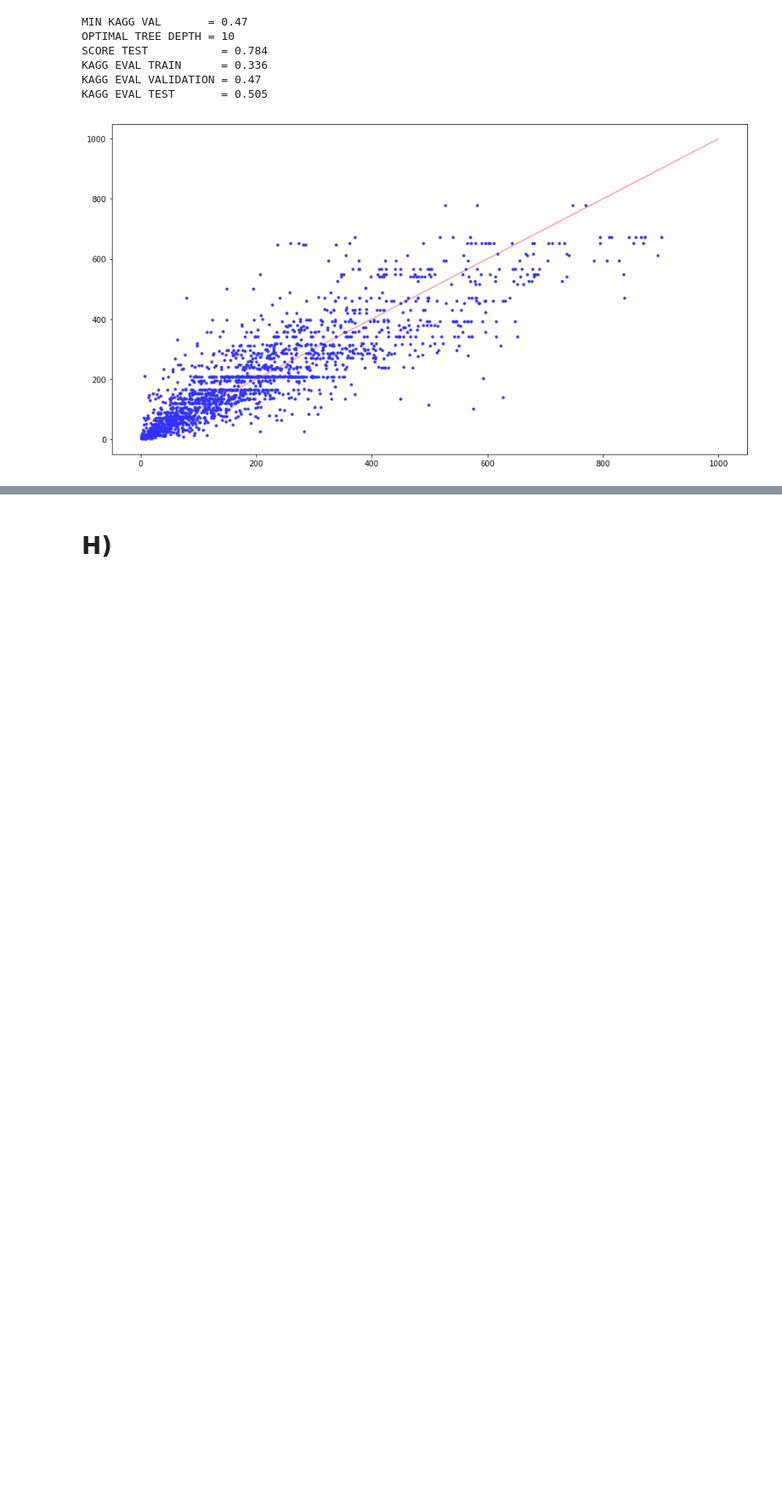
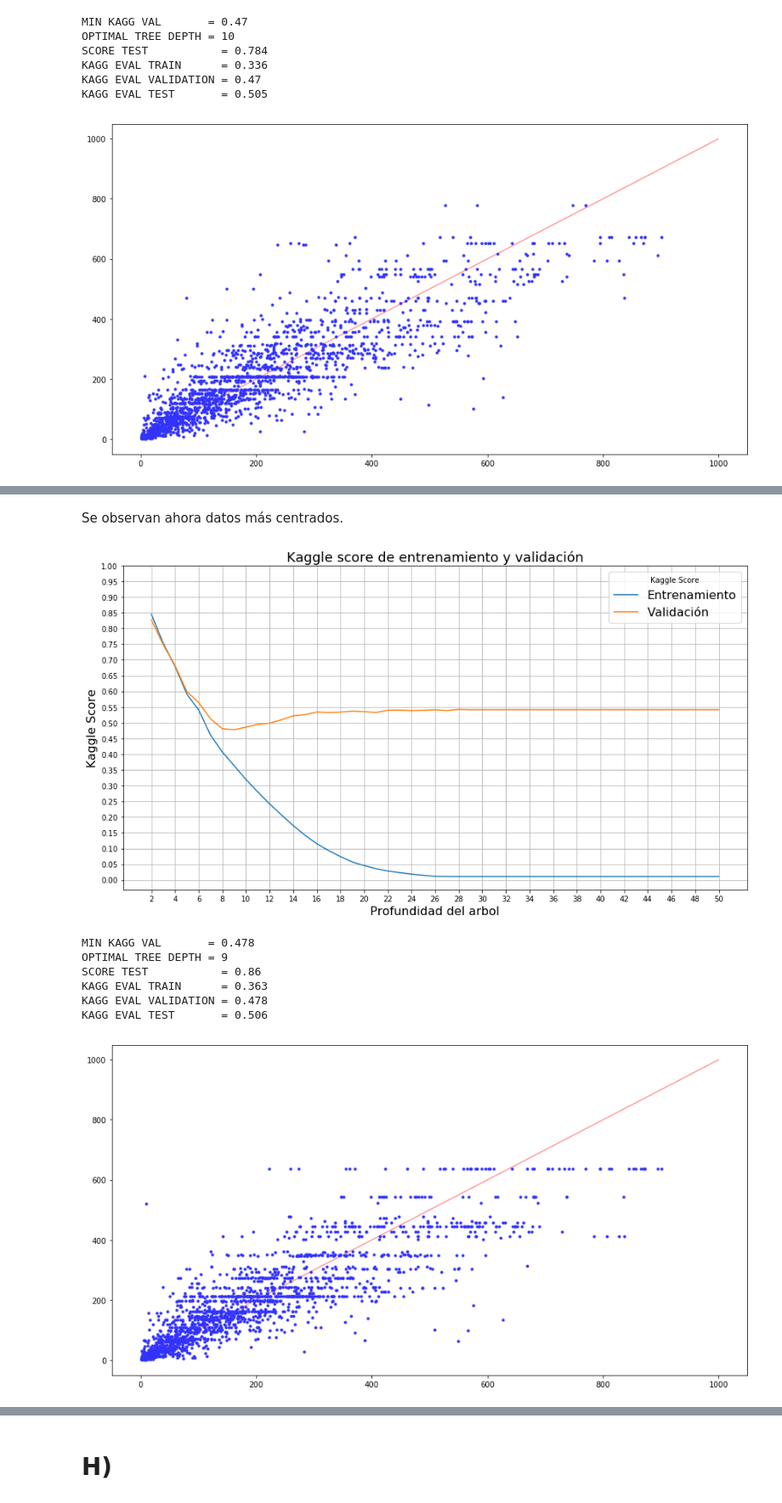
Before and after one commit to JavierL1/Tarea3-INF393, a Jupyter notebook: Parte2.ipynb, the cells around one changed output, grey strips where cells are left out. Shown at 85% size. Drawn from its saved outputs; the diff is of its cells as text; code cells hidden in the pictures; blank space fills up the shorter version.

```diff
--- a/Parte2.ipynb
+++ b/Parte2.ipynb
@@ -704,9 +704,9 @@ def opt_tree_depth(xtrain, ytrain, xval, yval, m_depth=50, fun=None):
         model.fit(xtrain, ytrain)
         Y_pred_train = model.predict(xtrain)
         Y_pred_val = model.predict(xval)
-        if fun == 'sqrt':
-            kagg_train = eval_bikemodel(Y_pred_train**2, ytrain**2, "train")
-            kagg_val = eval_bikemodel(Y_pred_val**2, yval, "val")
+        if fun == 'sqrt4':
+            kagg_train = eval_bikemodel(Y_pred_train**4, ytrain**4, "train")
+            kagg_val = eval_bikemodel(Y_pred_val**4, yval, "val")
         elif fun == 'log':
             kagg_train = eval_bikemodel(np.exp(Y_pred_train), np.exp(ytrain), "train")
             kagg_val = eval_bikemodel(np.exp(Y_pred_val), yval, "val")
@@ -800,9 +795,0 @@ Luego, se tomará en consideración el histograma presentado en el item A), dond
-# %%
-Y_train_raiz = np.sqrt(Y_train)
-
-opt_depth = opt_tree_depth(X_train, Y_train_raiz, X_val, Y_val, fun='sqrt')
-
-model = Tree(random_state=0, max_depth=opt_depth)
-model.fit(X_train,Y_train_raiz)
-
-model_score_and_plot(model, X_train, Y_train_raiz, X_val, Y_val, X_test, Y_test, fun='sqrt')
@@ -839,9 +795,0 @@ KAGG EVAL TEST       = 0.514
-# %%
-Y_train_log = np.log(Y_train)
-
-opt_depth = opt_tree_depth(X_train, Y_train_log, X_val, Y_val, fun='log')
-
-model = Tree(random_state=0, max_depth=opt_depth)
-model.fit(X_train,Y_train_log)
-
-model_score_and_plot(model, X_train, Y_train_log, X_val, Y_val, X_test, Y_test, fun='log')
@@ -978,0 +813,18 @@ mse_cv = mse_cv / 10
+# %% [markdown]
+Se observan ahora datos más centrados.
+# %%
+opt_depth = opt_tree_depth(X_train, Y_train_sqrt4, X_val, Y_val, fun='sqrt4')
+
+model = Tree(random_state=0, max_depth=opt_depth)
+model.fit(X_train,Y_train_sqrt4)
+
+model_score_and_plot(model, X_train, Y_train_sqrt4, X_val, Y_val, X_test, Y_test, fun='sqrt4')
+# %% [output]
+[figure, added]
+MIN KAGG VAL       = 0.478
+OPTIMAL TREE DEPTH = 9
+SCORE TEST           = 0.86
+KAGG EVAL TRAIN      = 0.363
+KAGG EVAL VALIDATION = 0.478
+KAGG EVAL TEST       = 0.506
+[figure, added]
```
Also changed, not shown: parts of 47 cells of this notebook.
